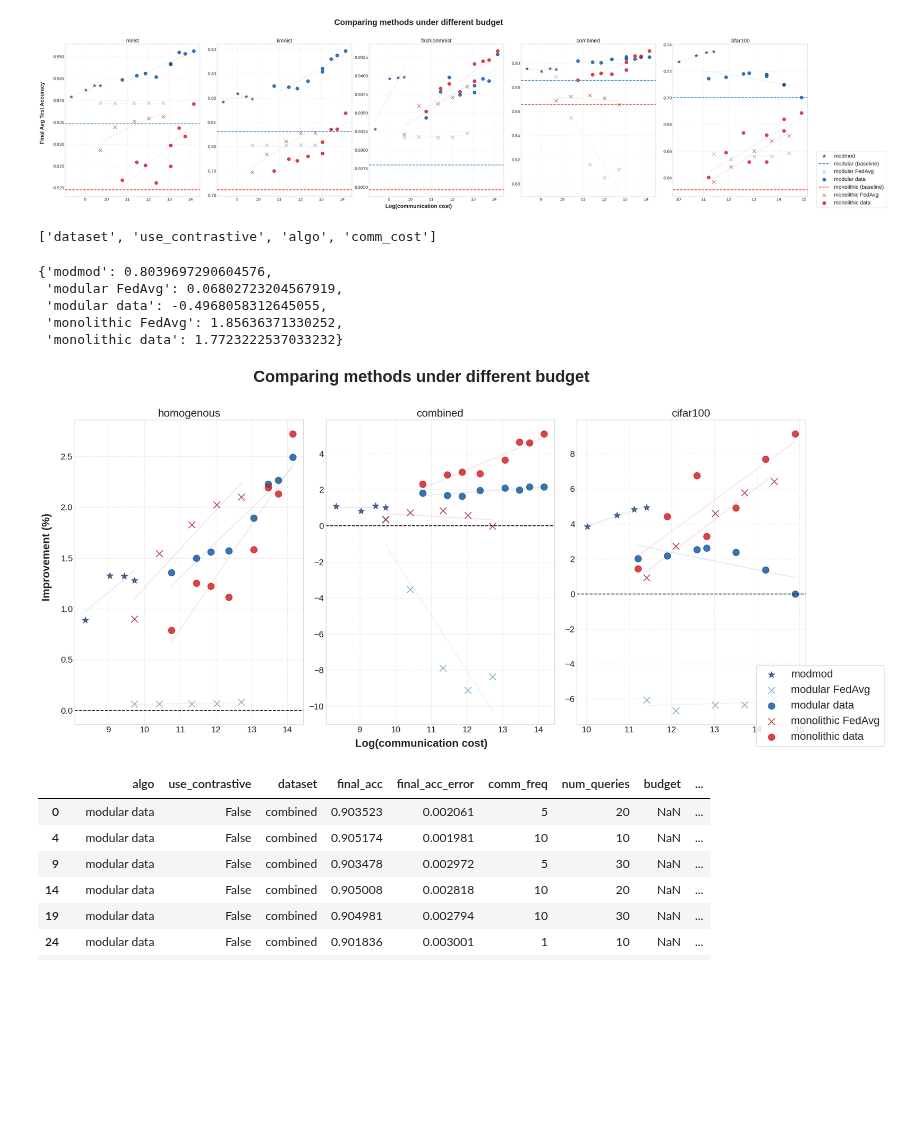
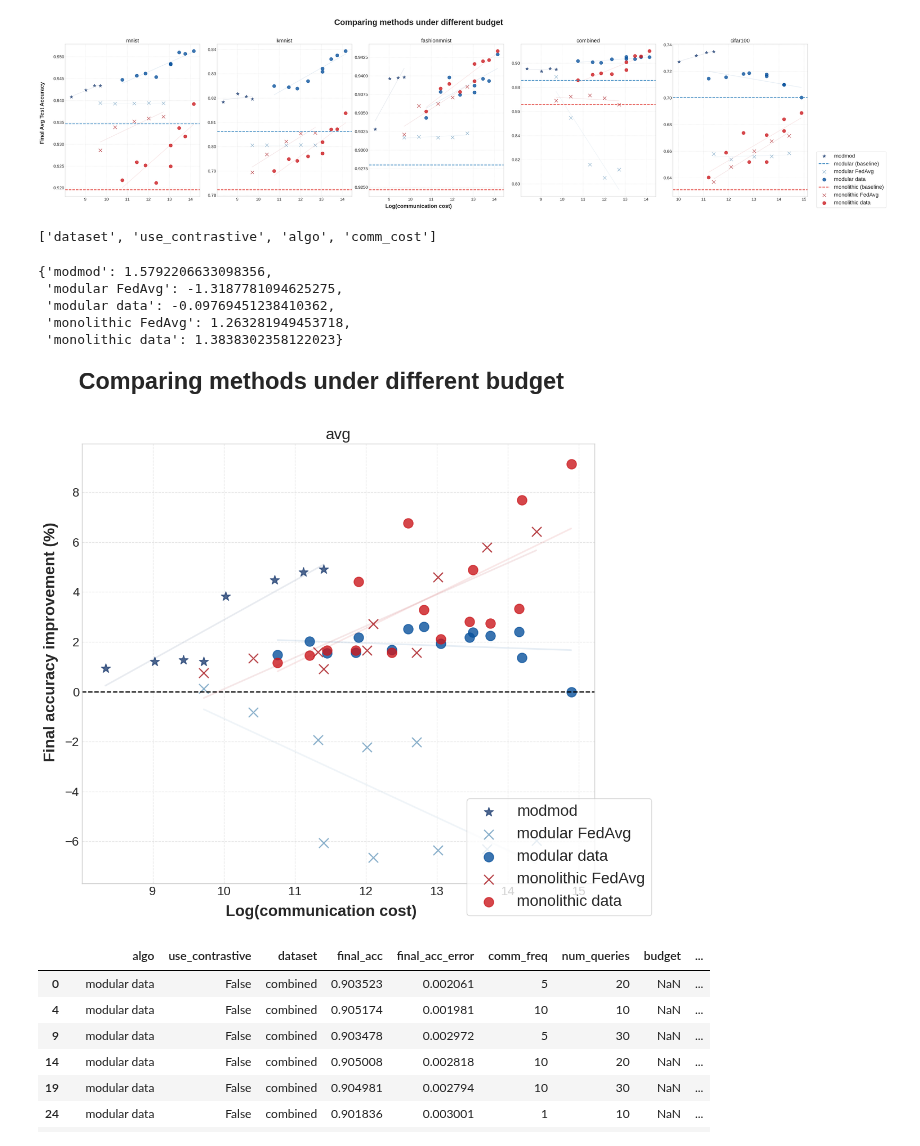
Before and after one commit to vlongle/learning-hive, a Jupyter notebook: plot_budgetv2.ipynb, the cells around one changed output. Drawn from its saved outputs; the diff is of its cells as text; code cells hidden in the pictures; blank space fills up the shorter version.

```diff
--- a/plot_budgetv2.ipynb
+++ b/plot_budgetv2.ipynb
@@ -18,6 +15,7 @@ plt.style.use('seaborn-whitegrid')
 error_type = 'sem'
 metric = 'auc'
 metric = 'final_acc'
+multi_dataset=False
 # %%
 def cal_mean_and_error(df, keys=None, metric=None,
                       error_type="sem"):
@@ -70,10 +68,17 @@ def normalize_by_baseline(df):
 
 def map_datasets_to_new_groups(df):
     """Map original dataset names to new group names 'homo' or 'hetero'."""
-    dataset_group_map = {
-        'mnist': 'homogenous', 'fashionmnist': 'homogenous', 'kmnist': 'homogenous',
-        'cifar100': 'cifar100', 'combined': 'combined'
-    }
+    if multi_dataset:
+        dataset_group_map = {
+            'mnist': 'homogenous', 'fashionmnist': 'homogenous', 'kmnist': 'homogenous',
+            'cifar100': 'cifar100', 'combined': 'combined'
+        }
+
+    else:
+        dataset_group_map = {
+                'mnist': 'avg', 'fashionmnist': 'avg', 'kmnist': 'avg',
+                'cifar100': 'avg', 'combined': 'avg'
+            }
     df['dataset'] = df['dataset'].map(dataset_group_map)
     return df
 
@@ -502,20 +507,26 @@ plot(df, metric, r_colormap, markermap, plot_baseline=True, plot_at_zero=False)
 # %%
 df_norm = normalize_by_baseline(df)
 df_mapped = map_datasets_to_new_groups(df_norm.copy())
 # df_mapped = df_mapped[df_mapped['dataset'] == 'homogenous']
 df_avg = aggregate_by_new_groups(df_mapped)
 df_avg[metric] *= 100
 
-plot(df_avg, metric, r_colormap, markermap, figsize=(20, 10),
-y_label='Improvement (%)')
+metric_label = {
+        'auc': 'AUC',
+        'final_acc': 'Final accuracy'
+    }
+
+
+plot(df_avg, metric, r_colormap, markermap, figsize=(10, 10),
+y_label=metric_label[metric] + ' improvement (%)')
 # %% [output]
 ['dataset', 'use_contrastive', 'algo', 'comm_cost']
-{'modmod': 0.8039697290604576,
- 'modular FedAvg': 0.06802723204567919,
- 'modular data': -0.4968058312645055,
- 'monolithic FedAvg': 1.85636371330252,
- 'monolithic data': 1.7723222537033232}
+{'modmod': 1.5792206633098356,
+ 'modular FedAvg': -1.3187781094625275,
+ 'modular data': -0.09769451238410362,
+ 'monolithic FedAvg': 1.263281949453718,
+ 'monolithic data': 1.3838302358122023}
-[figure, old version]
+[figure, new version]
 # %%
 recv_df[recv_df['dataset'] == 'combined']
 # %% [output]
```
Also changed, not shown: parts of 1 cell of this notebook, 24 other files.
